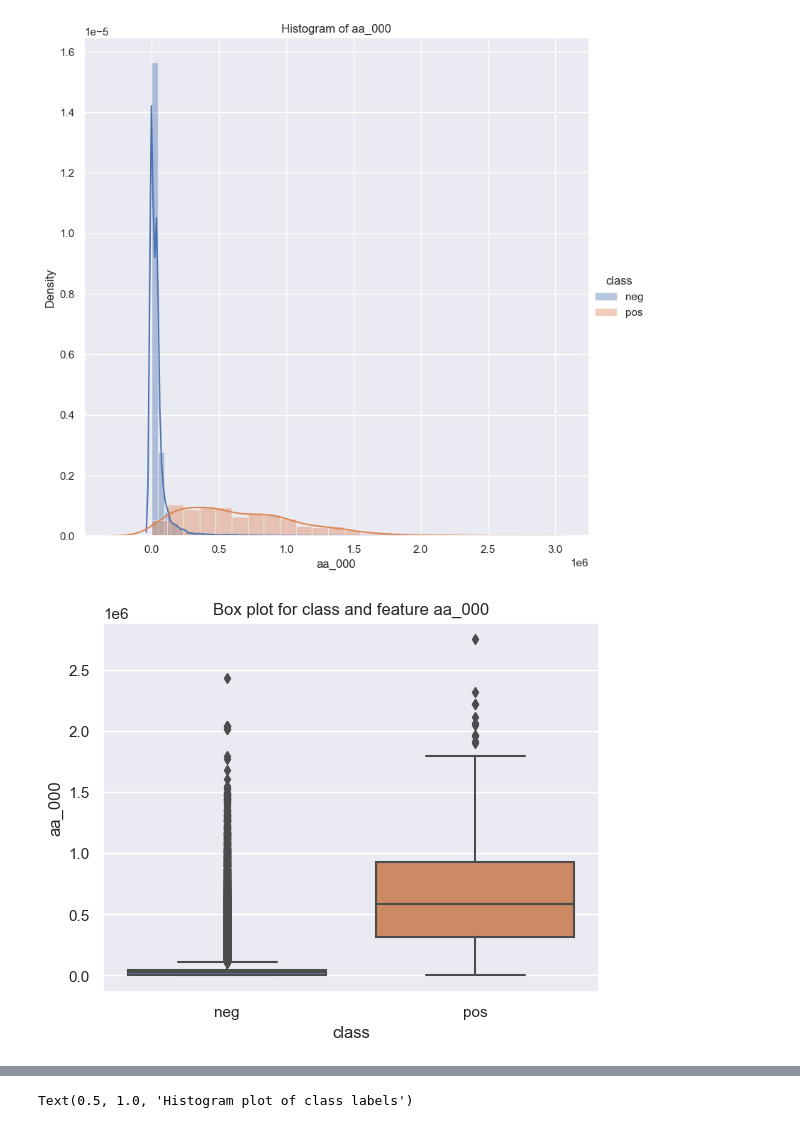
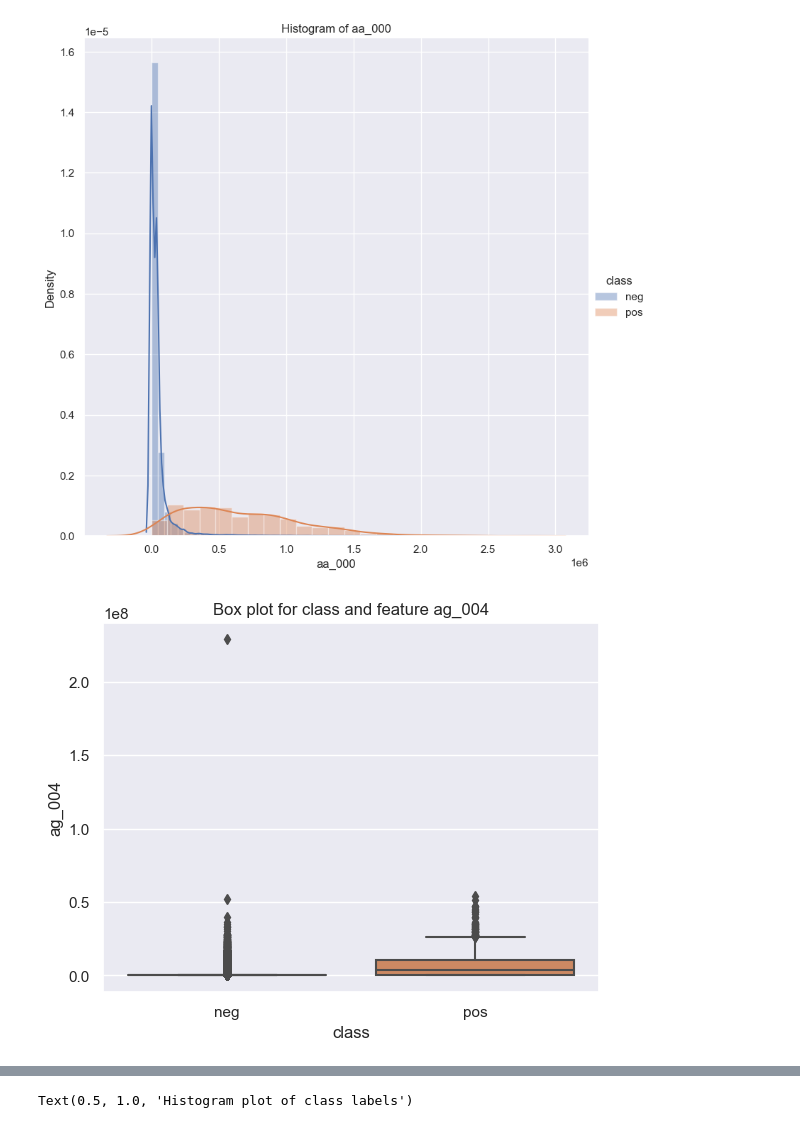
Before and after one commit to FedericoAriton99/CA-1-Data-Preparation, a Jupyter notebook: CA 1 Python.ipynb, the cells around one changed output, grey strips where cells are left out. Saved outputs shown, nothing was run; the diff lists cells and outputs as text; code cells hidden in the pictures.

```diff
--- a/CA 1 Python.ipynb
+++ b/CA 1 Python.ipynb
@@ -144,0 +145,11 @@ aps2.head()
+# %%
+missing_data_percentage = aps2.isnull().sum() / len(aps2) * 100
+
+
+cols_to_remove = missing_data_percentage[missing_data_percentage > 60].index.tolist()
+
+
+aps2 = aps2.drop(columns=cols_to_remove)
+
+print("Remaining columns after removal:")
+print(aps2.columns)
@@ -146,0 +182,5 @@ aps2.fillna(aps2.median(numeric_only=True), inplace=True)
+# %%
+threshold = 0.6
+percentage_zeros = (aps2 == 0.0).mean()
+columns_to_drop = percentage_zeros[percentage_zeros > threshold].index
+aps2 = aps2.drop(columns=columns_to_drop)
@@ -315,7 +302,7 @@ https://gist.github.com/mwaskom/de44147ed2974457ad6372750bbe5751
   func(*plot_args, **plot_kwargs)
 [figure]
 # %%
-sns.boxplot(x='class',y='aa_000', data=aps2_removed).set_title("Box plot for class and feature aa_000")
+sns.boxplot(x='class',y='ag_004', data=aps2).set_title("Box plot for class and feature ag_004")
 plt.show()
 # %% [output]
-[figure, old version]
+[figure, new version]
```
Also changed, not shown: parts of 32 cells of this notebook, 1 other file.
